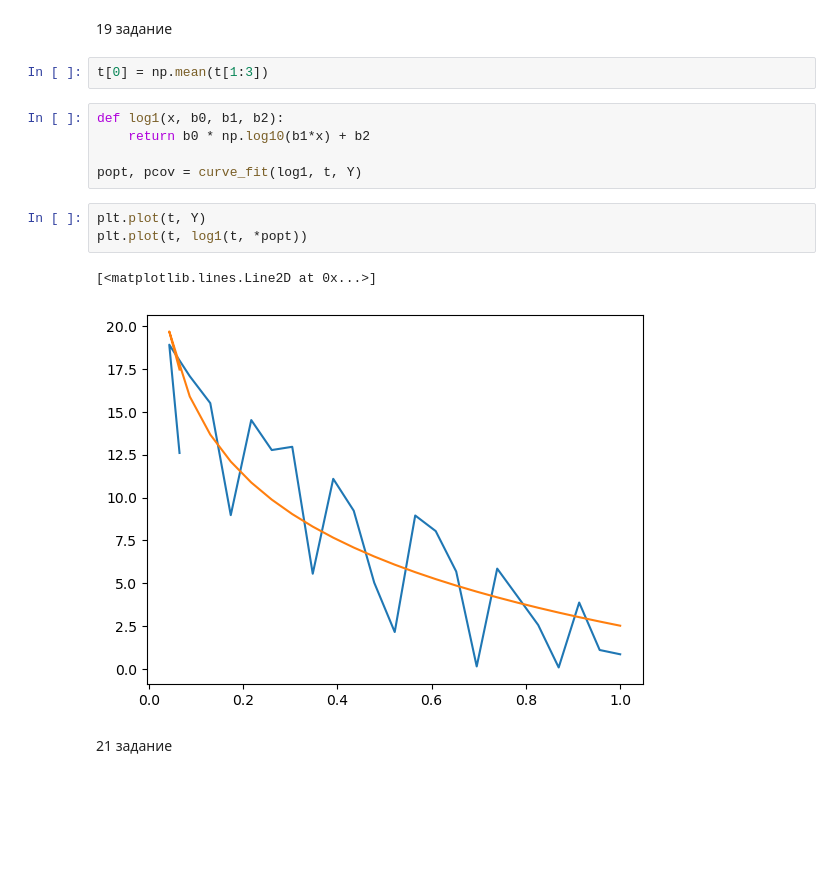
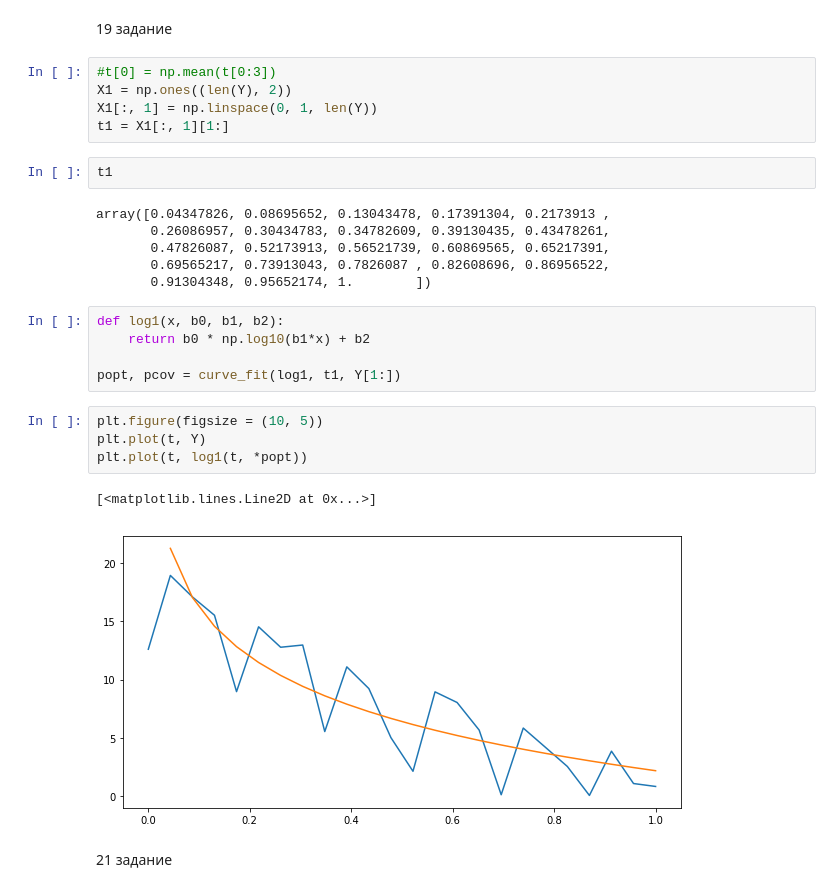
Before and after one commit to sympathhy/Vremennyi, a Jupyter notebook: lab3.ipynb, the cells around one changed output. Saved outputs shown, nothing was run; the diff lists cells and outputs as text; blank space fills up the shorter version.

```diff
--- a/lab3.ipynb
+++ b/lab3.ipynb
@@ -214,19 +221,31 @@ plt.plot(t, Y)
 #### При использовании МНК для решения экспоненциального тренда, мы должны линеаризовать модель, чтобы привести её к форме, где можно использовать линейную регрессию. Проблемы, к которым это может привести: если данные при прогнозировании не соответствуют именно экспоненциальной зависимости. Кроме того, ошибка при прогнозированиях может аккумулироваться, из-за чего становится сложно оптимизировать коэффициенты.
 # %% [markdown]
 19 задание
-# %%
-t[0] = np.mean(t[1:3])
+# %%
+#t[0] = np.mean(t[0:3])
+X1 = np.ones((len(Y), 2))
+X1[:, 1] = np.linspace(0, 1, len(Y))
+t1 = X1[:, 1][1:]
+# %%
+t1
+# %% [output]
+array([0.04347826, 0.08695652, 0.13043478, 0.17391304, 0.2173913 ,
+       0.26086957, 0.30434783, 0.34782609, 0.39130435, 0.43478261,
+       0.47826087, 0.52173913, 0.56521739, 0.60869565, 0.65217391,
+       0.69565217, 0.73913043, 0.7826087 , 0.82608696, 0.86956522,
+       0.91304348, 0.95652174, 1.        ])
 # %%
 def log1(x, b0, b1, b2):
     return b0 * np.log10(b1*x) + b2
 
-popt, pcov = curve_fit(log1, t, Y)
+popt, pcov = curve_fit(log1, t1, Y[1:])
 # %%
+plt.figure(figsize = (10, 5))
 plt.plot(t, Y)
 plt.plot(t, log1(t, *popt))
 # %% [output]
 [<matplotlib.lines.Line2D at 0x...>]
-[figure, old version]
+[figure, new version]
 # %% [markdown]
 21 задание
 # %%
```
Also changed, not shown: parts of 16 cells of this notebook.
